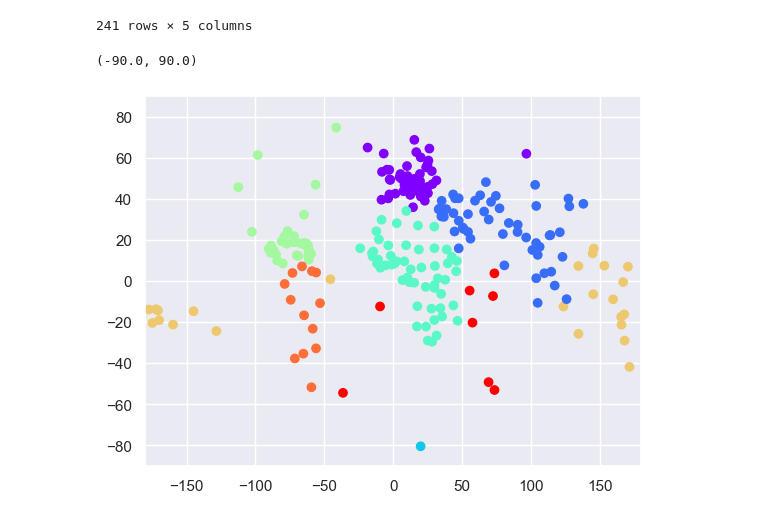
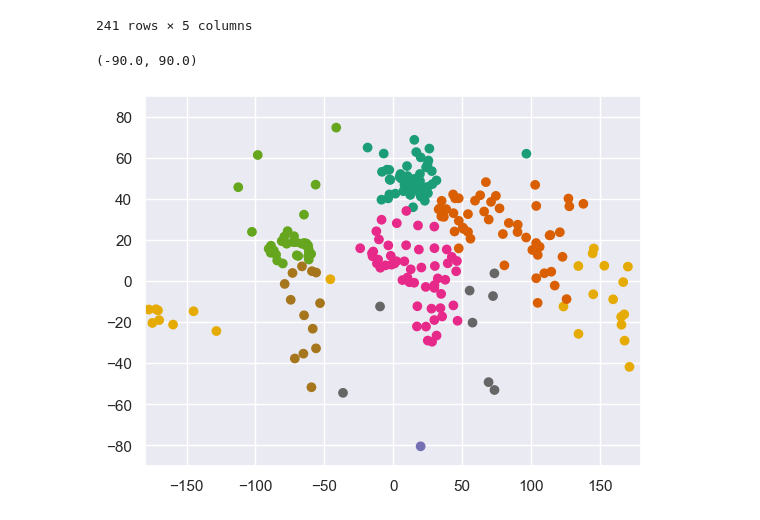
Before and after one commit to ProntoSbinalla/Python, a Jupyter notebook: Cluster Analysis/categoricalClusterAnalysis.ipynb, the cells around one changed output. Saved outputs shown, nothing was run; the diff lists cells and outputs as text; code cells hidden in the pictures.

```diff
--- a/Cluster Analysis/categoricalClusterAnalysis.ipynb
+++ b/Cluster Analysis/categoricalClusterAnalysis.ipynb
@@ -84,10 +84,9 @@ data_mapped
 | 240 | Zimbabwe | 29.851441 | -19.004204 | 2 | 3 |
 241 rows × 5 columns
 # %%
-plt.scatter(data_mapped['Longitude'], data_mapped['Latitude'], c = data_mapped['Cluster'], cmap='rainbow')
-
+plt.scatter(data_mapped['Longitude'], data_mapped['Latitude'], c = data_mapped['Cluster'], cmap='Dark2')
 plt.xlim(-180, 180)
 plt.ylim(-90, 90)
 # %% [output]
 (-90.0, 90.0)
-[figure, old version]
+[figure, new version]
```
Also changed, not shown: 1 other file.
